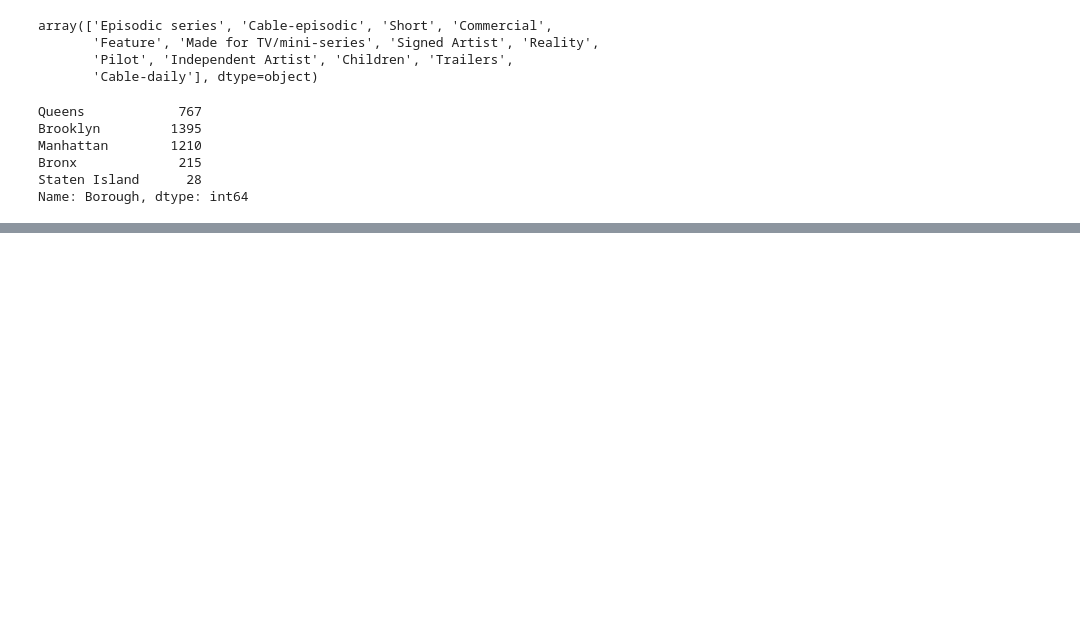
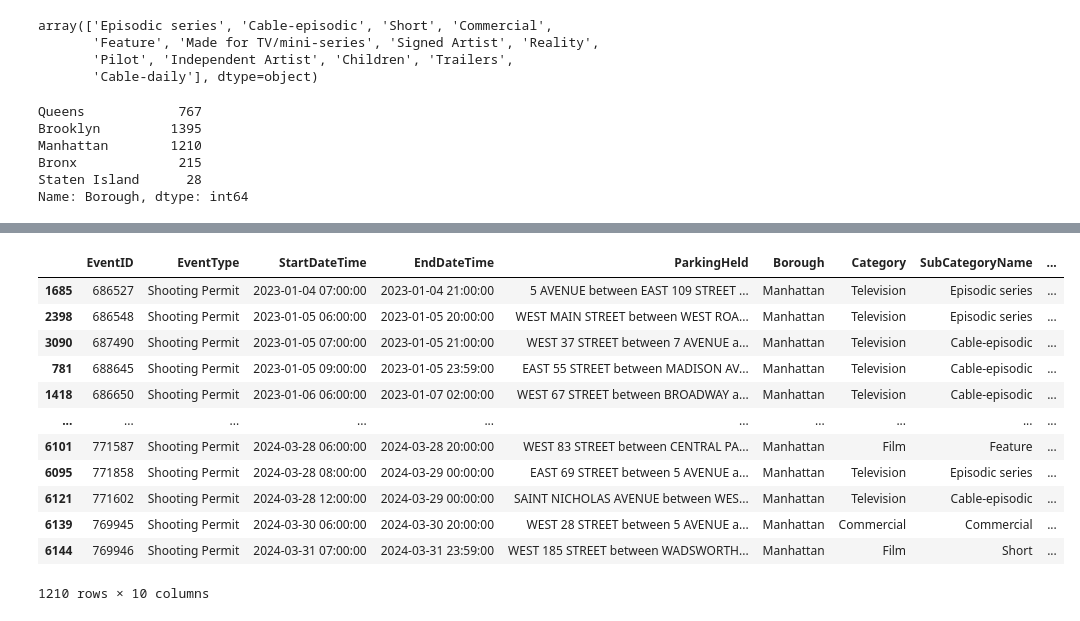
Before and after one commit to sajinashresthacoding/nyc-film-permits, a Jupyter notebook: 1st_DataExploration.ipynb, the cells around one changed output, grey strips where cells are left out. Drawn from its saved outputs; the diff is of its cells as text; code cells hidden in the pictures; blank space fills up the shorter version.

```diff
--- a/1st_DataExploration.ipynb
+++ b/1st_DataExploration.ipynb
@@ -254,0 +297,17 @@ Name: Borough, dtype: int64
+# %%
+df_manhattan = df_filter3[df_filter3['Borough'].isin (['Manhattan'])]
+df_manhattan
+# %% [output]
+|  | EventID | EventType | StartDateTime | EndDateTime | ParkingHeld | Borough | Category | SubCategoryName | ... |
+| 1685 | 686527 | Shooting Permit | 2023-01-04 07:00:00 | 2023-01-04 21:00:00 | 5 AVENUE between EAST 109 STREET ... | Manhattan | Television | Episodic series | ... |
+| 2398 | 686548 | Shooting Permit | 2023-01-05 06:00:00 | 2023-01-05 20:00:00 | WEST MAIN STREET between WEST ROA... | Manhattan | Television | Episodic series | ... |
+| 3090 | 687490 | Shooting Permit | 2023-01-05 07:00:00 | 2023-01-05 21:00:00 | WEST 37 STREET between 7 AVENUE a... | Manhattan | Television | Cable-episodic | ... |
+| 781 | 688645 | Shooting Permit | 2023-01-05 09:00:00 | 2023-01-05 23:59:00 | EAST 55 STREET between MADISON AV... | Manhattan | Television | Cable-episodic | ... |
+| 1418 | 686650 | Shooting Permit | 2023-01-06 06:00:00 | 2023-01-07 02:00:00 | WEST 67 STREET between BROADWAY a... | Manhattan | Television | Cable-episodic | ... |
+| ... | ... | ... | ... | ... | ... | ... | ... | ... | ... |
+| 6101 | 771587 | Shooting Permit | 2024-03-28 06:00:00 | 2024-03-28 20:00:00 | WEST 83 STREET between CENTRAL PA... | Manhattan | Film | Feature | ... |
+| 6095 | 771858 | Shooting Permit | 2024-03-28 08:00:00 | 2024-03-29 00:00:00 | EAST 69 STREET between 5 AVENUE a... | Manhattan | Television | Episodic series | ... |
+| 6121 | 771602 | Shooting Permit | 2024-03-28 12:00:00 | 2024-03-29 00:00:00 | SAINT NICHOLAS AVENUE between WES... | Manhattan | Television | Cable-episodic | ... |
+| 6139 | 769945 | Shooting Permit | 2024-03-30 06:00:00 | 2024-03-30 20:00:00 | WEST 28 STREET between 5 AVENUE a... | Manhattan | Commercial | Commercial | ... |
+| 6144 | 769946 | Shooting Permit | 2024-03-31 07:00:00 | 2024-03-31 23:59:00 | WEST 185 STREET between WADSWORTH... | Manhattan | Film | Short | ... |
+1210 rows × 10 columns
```
Also changed, not shown: parts of 6 cells of this notebook.
